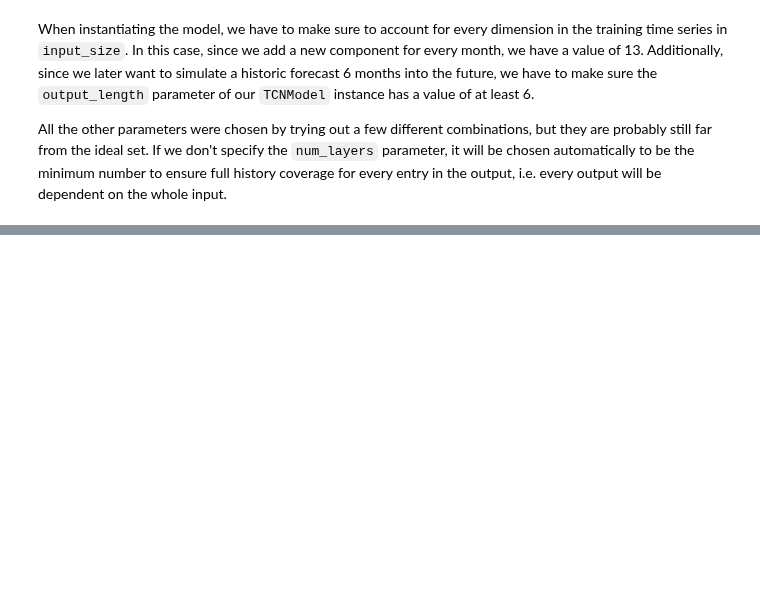
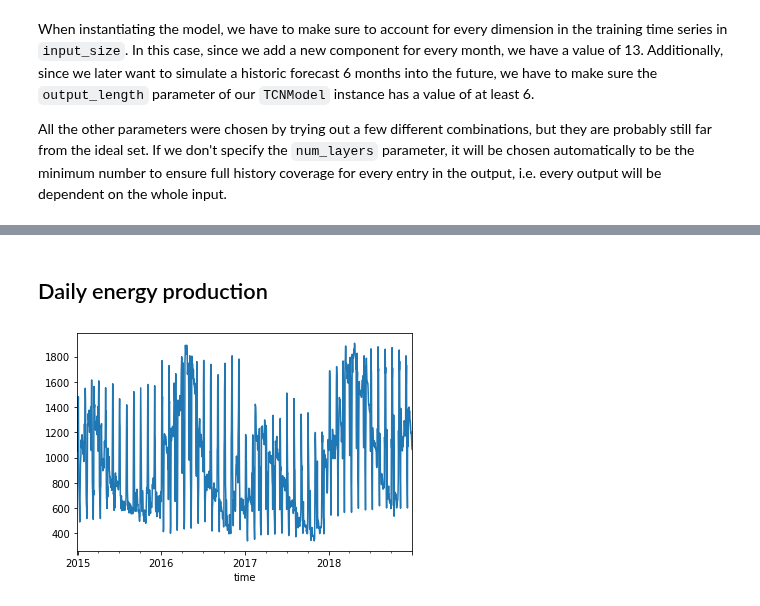
Before and after one commit to unit8co/darts, a Jupyter notebook: examples/TCN-examples.ipynb, the cells around one changed output, grey strips where cells are left out. Cells and saved outputs as stored; diff of their text form; code cells hidden in the pictures; blank space fills up the shorter version.

```diff
--- a/examples/TCN-examples.ipynb
+++ b/examples/TCN-examples.ipynb
@@ -124,0 +127,11 @@ plt.legend()
+# %% [markdown]
+## Daily energy production
+# %%
+df3 = pd.read_csv('energy_dataset.csv', delimiter=",")
+df3['time'] = pd.to_datetime(df3['time'], utc=True)
+df3['time']= df3.time.dt.tz_localize(None)
+df3_day_avg = df3.groupby(df3['time'].astype(str).str.split(" ").str[0]).mean().reset_index()
+series_en = auto_fillna(TimeSeries.from_dataframe(df3_day_avg, 'time', ['generation hydro run-of-river and poundage']))
+series_en.plot()
+# %% [output]
+[figure, added]
```
Also changed, not shown: parts of 20 cells of this notebook, 1 other file.
